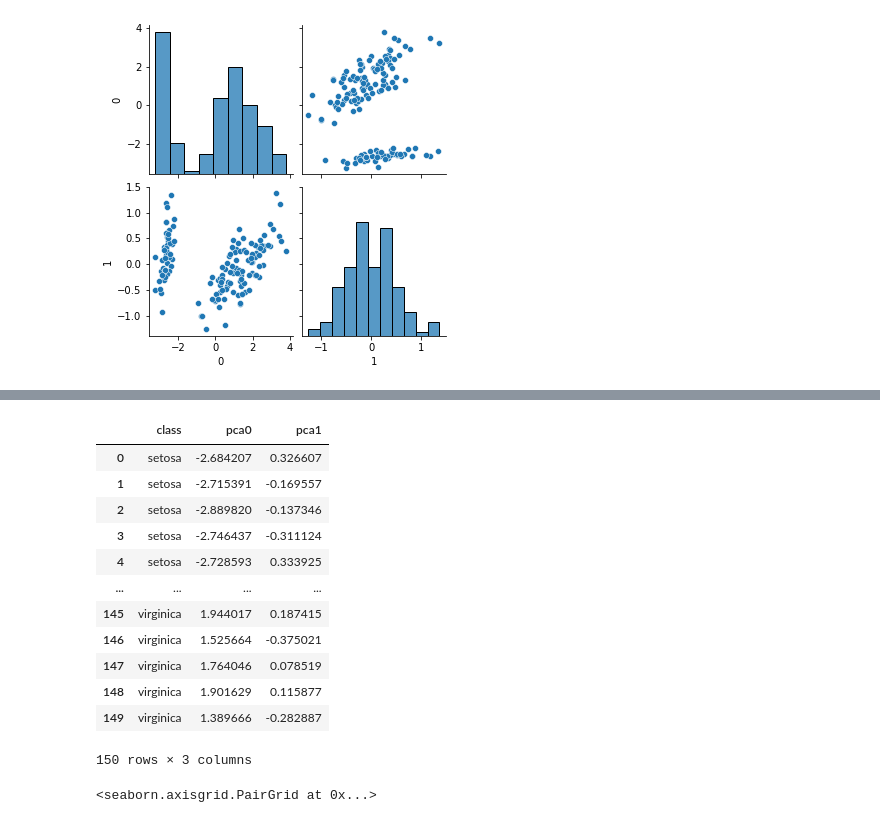
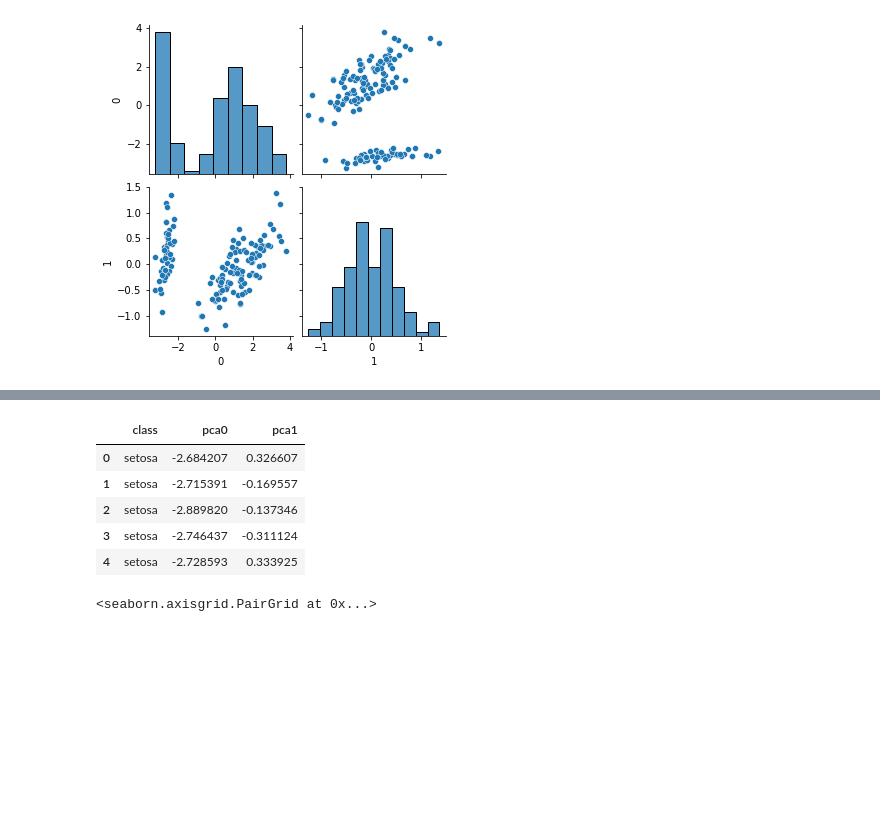
Before and after one commit to RobVergano/Machine-Learning, a Jupyter notebook: tasks.ipynb, the cells around one changed output, grey strips where cells are left out. Cells and saved outputs as stored; diff of their text form; code cells hidden in the pictures; blank space fills up the shorter version.

```diff
--- a/tasks.ipynb
+++ b/tasks.ipynb
@@ -939,19 +982,13 @@ idf_pca
 # %%
+# Add the results for each component done by the PCA
 idf_pca['pca0'] = x_pca[:,0]
 idf_pca['pca1'] = x_pca[:,1]
-idf_pca
+idf_pca.head()
 # %% [output]
 |  | class | pca0 | pca1 |
 | 0 | setosa | -2.684207 | 0.326607 |
 | 1 | setosa | -2.715391 | -0.169557 |
 | 2 | setosa | -2.889820 | -0.137346 |
 | 3 | setosa | -2.746437 | -0.311124 |
 | 4 | setosa | -2.728593 | 0.333925 |
-| ... | ... | ... | ... |
-| 145 | virginica | 1.944017 | 0.187415 |
-| 146 | virginica | 1.525664 | -0.375021 |
-| 147 | virginica | 1.764046 | 0.078519 |
-| 148 | virginica | 1.901629 | 0.115877 |
-| 149 | virginica | 1.389666 | -0.282887 |
-150 rows × 3 columns
 # %%
```
Also changed, not shown: parts of 60 cells of this notebook.
